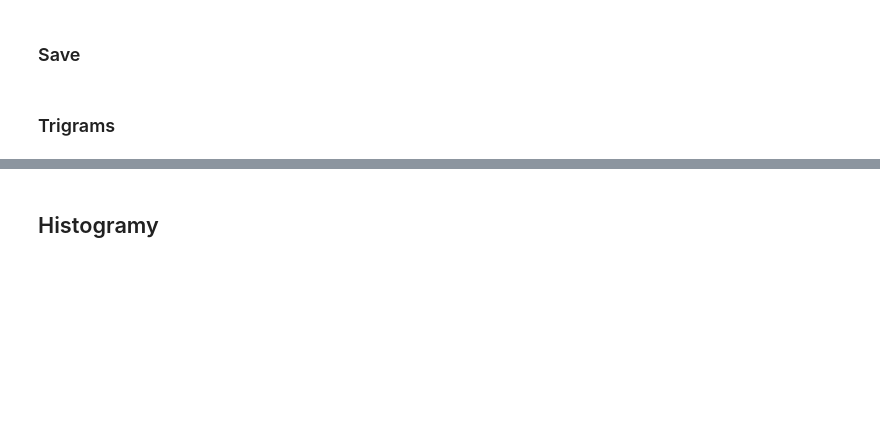
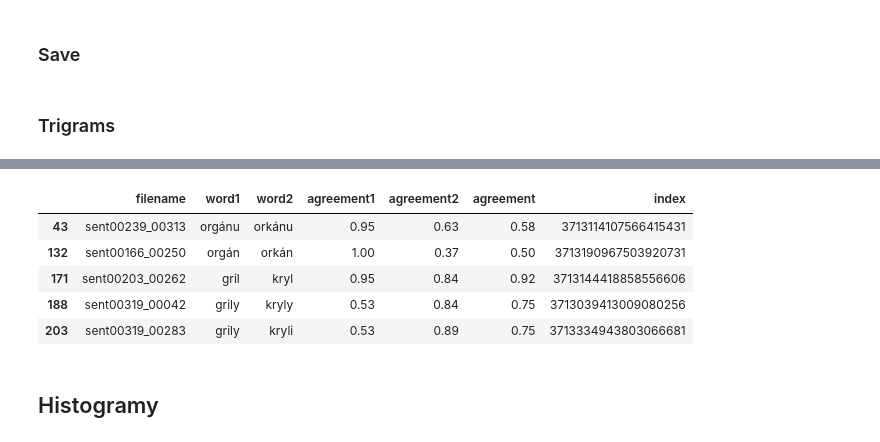
Before and after one commit to pstanisl/disertacka, a Jupyter notebook: analysis/src/Poslechovy test.ipynb, the cells around one changed output, grey strips where cells are left out. Saved outputs shown, nothing was run; the diff lists cells and outputs as text; code cells hidden in the pictures; blank space fills up the shorter version.

```diff
--- a/analysis/src/Poslechovy test.ipynb
+++ b/analysis/src/Poslechovy test.ipynb
@@ -183,3 +207,12 @@ df_var1222_merged.to_csv('../../data/var1222_merged.csv', sep=';', index=False,
+# %%
+df_var1222_merged[df_var1222_merged['word1'].str.contains('g')]
+# %% [output]
+|  | filename | word1 | word2 | agreement1 | agreement2 | agreement | index |
+| 43 | sent00239_00313 | orgánu | orkánu | 0.95 | 0.63 | 0.58 | 3713114107566415431 |
+| 132 | sent00166_00250 | orgán | orkán | 1.00 | 0.37 | 0.50 | 3713190967503920731 |
+| 171 | sent00203_00262 | gril | kryl | 0.95 | 0.84 | 0.92 | 3713144418858556606 |
+| 188 | sent00319_00042 | grily | kryly | 0.53 | 0.84 | 0.75 | 3713039413009080256 |
+| 203 | sent00319_00283 | grily | kryli | 0.53 | 0.89 | 0.75 | 3713334943803066681 |
 # %% [markdown]
 ## Histogramy
 # %%
```
Also changed, not shown: parts of 6 cells of this notebook.
